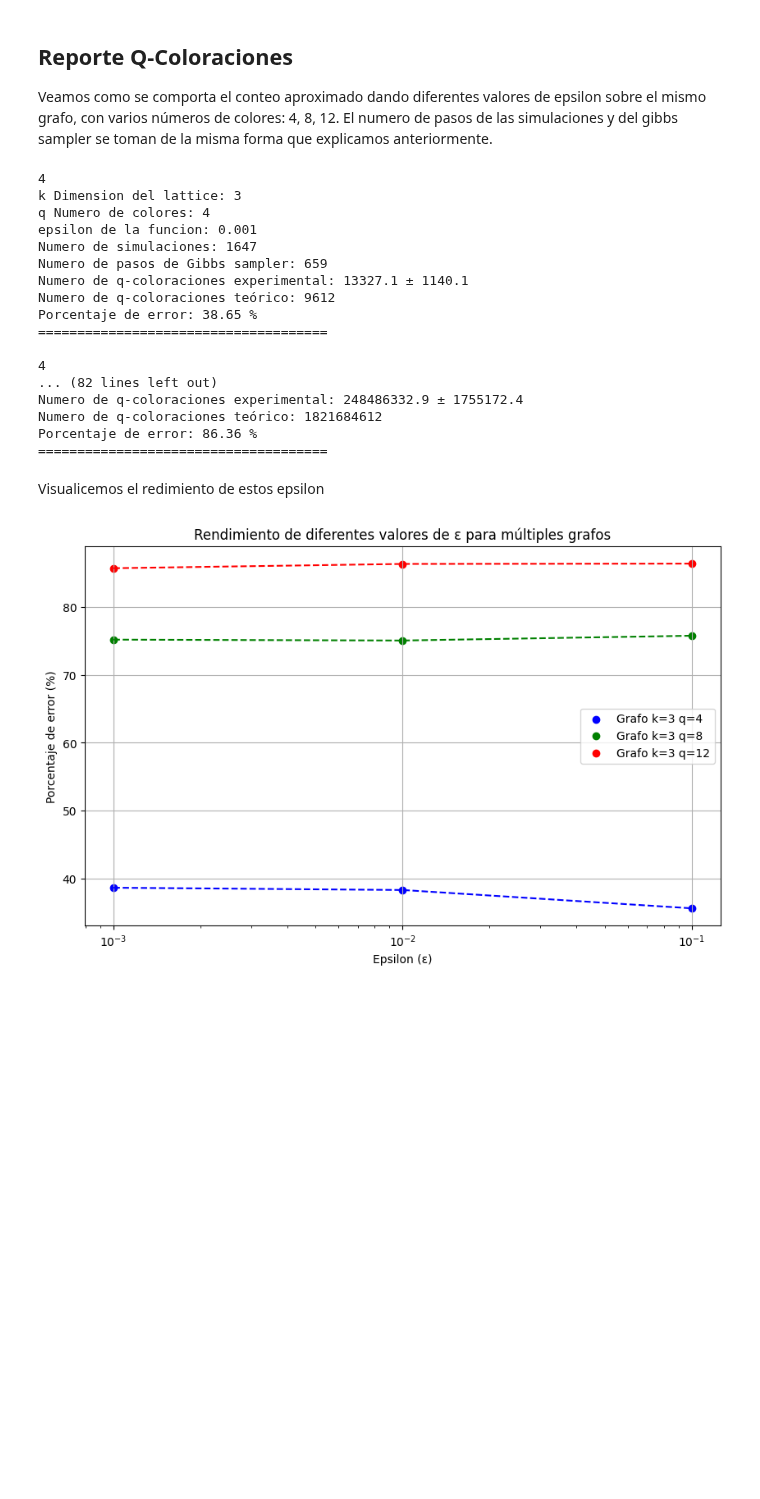
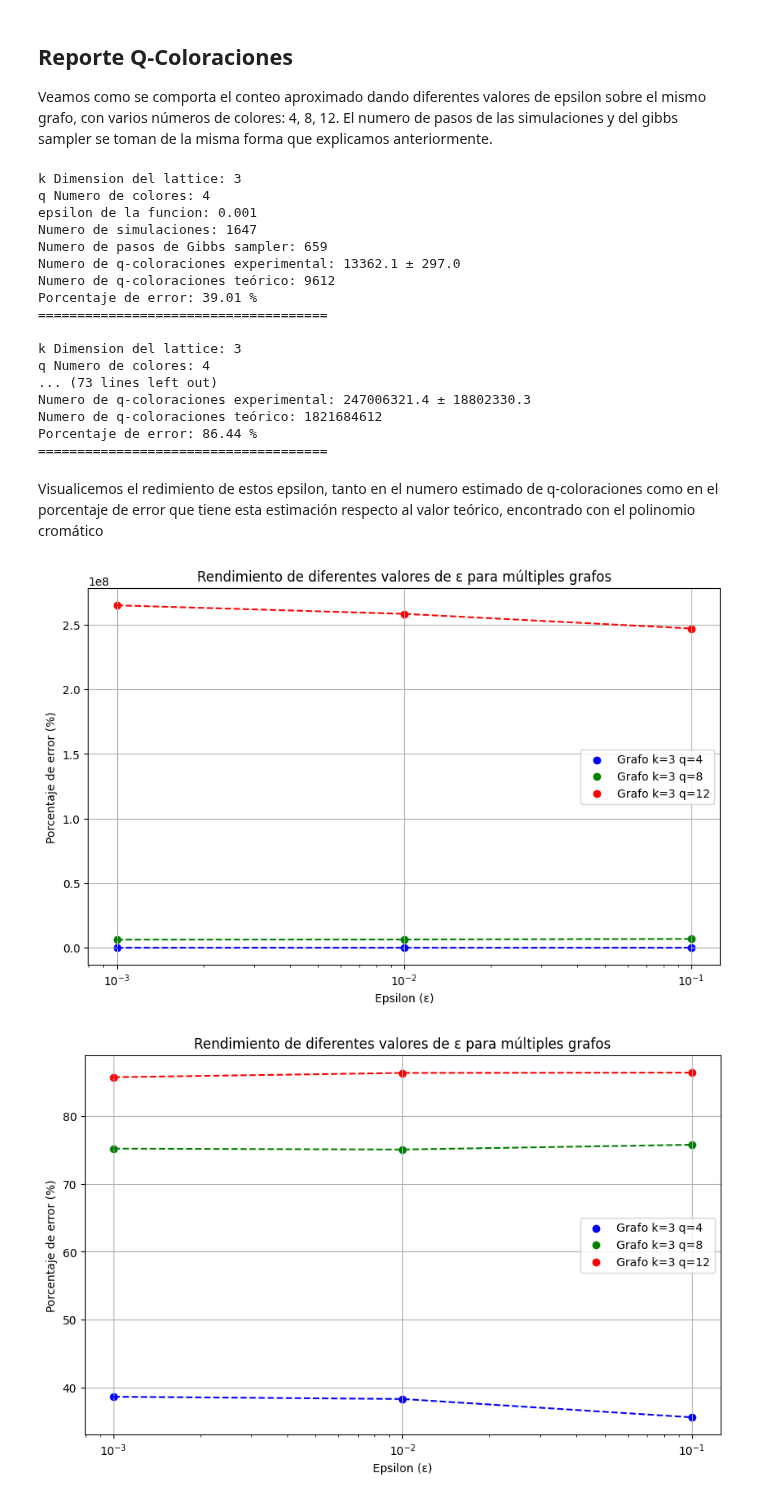
Before and after one commit to dangarciahe/Cadenas_de_Markov, a Jupyter notebook: Tarea_2.ipynb, the cells around one changed output. Drawn from its saved outputs; the diff is of its cells as text; code cells hidden in the pictures; blank space fills up the shorter version.

Commit message:
Mejoras en las graficas de q-colorings

```diff
--- a/Tarea_2.ipynb
+++ b/Tarea_2.ipynb
@@ -366,38 +366,74 @@ def print_q_colorings(k, q, epsilon, avg, std, exact_q_colorings, error_percenta
 Veamos como se comporta el conteo aproximado dando diferentes valores de epsilon sobre el mismo grafo, con varios números de colores: 4, 8, 12. El numero de pasos de las simulaciones y del gibbs sampler se toman de la misma forma que explicamos anteriormente.
 # %%
 errors_values = []
+q_coloring_values = []
+q_coloring_uncert = []
+
 epsilon_values = [0.001, 0.01, 0.1]
 
 def report_run(k, q, num_runs):
     errors = []
+    q_colorings_array = []
+    q_colorings_uncert_array = []
+
     for epsilon in epsilon_values:
         avg, std = estimate_q_colorings_multiple_runs(k, q, epsilon, num_runs)
         exact, errors_perc = theoretical_q_colorings(k, q, avg)
+        print_q_colorings(k, q, epsilon, avg, std, exact, errors_perc)
         errors.append(errors_perc)
-        print_q_colorings(k, q, epsilon, avg, std, exact, errors_perc)
+        q_colorings_array.append(avg)
+        q_colorings_uncert_array.append(std)
+
     errors_values.append(errors)
+    q_coloring_values.append(q_colorings_array)
+    q_coloring_uncert.append(q_colorings_uncert_array)
+
 
 report_run(k = 3, q = 4, num_runs = 2)
 report_run(k = 3, q = 8, num_runs = 2)
 report_run(k = 3, q = 12, num_runs = 2)
 # %% [output]
-4
 k Dimension del lattice: 3
 q Numero de colores: 4
 epsilon de la funcion: 0.001
 Numero de simulaciones: 1647
 Numero de pasos de Gibbs sampler: 659
-Numero de q-coloraciones experimental: 13327.1 ± 1140.1
+Numero de q-coloraciones experimental: 13362.1 ± 297.0
 Numero de q-coloraciones teórico: 9612
-Porcentaje de error: 38.65 %
+Porcentaje de error: 39.01 %
 =====================================
 
-4
-... (82 lines left out)
-Numero de q-coloraciones experimental: 248486332.9 ± 1755172.4
+k Dimension del lattice: 3
+q Numero de colores: 4
+... (73 lines left out)
+Numero de q-coloraciones experimental: 247006321.4 ± 18802330.3
 Numero de q-coloraciones teórico: 1821684612
-Porcentaje de error: 86.36 %
+Porcentaje de error: 86.44 %
 =====================================
 # %% [markdown]
-Visualicemos el redimiento de estos epsilon
+Visualicemos el redimiento de estos epsilon, tanto en el numero estimado de q-coloraciones como en el porcentaje de error que tiene esta estimación respecto al valor teórico, encontrado con el polinomio cromático
+# %%
+import matplotlib.pyplot as plt
+
+plt.figure(figsize=(10, 6))
+
+plt.scatter(epsilon_values, q_coloring_values[0], color='blue', label='Grafo k=3 q=4')
+plt.scatter(epsilon_values, q_coloring_values[1], color='green', label='Grafo k=3 q=8')
+plt.scatter(epsilon_values, q_coloring_values[2], color='red', label='Grafo k=3 q=12')
+
+plt.plot(epsilon_values, q_coloring_values[0], color='blue', linestyle='--')
+plt.plot(epsilon_values, q_coloring_values[1], color='green', linestyle='--')
+plt.plot(epsilon_values, q_coloring_values[2], color='red', linestyle='--')
+
+plt.xlabel('Epsilon (ε)')
+plt.ylabel('Porcentaje de error (%)')
+plt.title('Rendimiento de diferentes valores de ε para múltiples grafos')
+
+plt.legend()
+plt.xscale("log")
+plt.grid(True)
+
+plt.show()
+# %% [output]
+[figure, added]
 # %%
```
Also changed, not shown: parts of 3 cells of this notebook.
